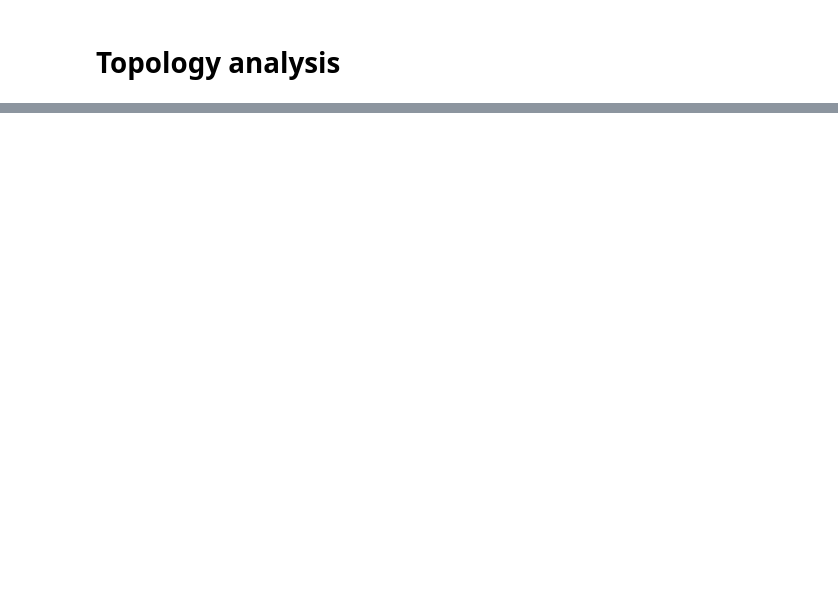
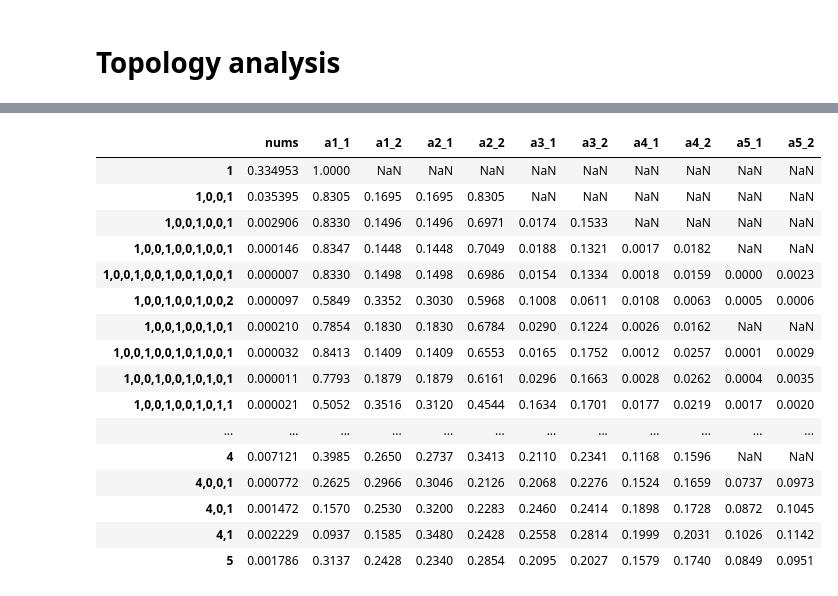
Before and after one commit to vindex10/camels, a Jupyter notebook: camels.ipynb, the cells around one changed output, grey strips where cells are left out. Cells and saved outputs as stored; diff of their text form; code cells hidden in the pictures; blank space fills up the shorter version.

```diff
--- a/camels.ipynb
+++ b/camels.ipynb
@@ -107,0 +163,20 @@ stats(1000, ["a5", "a4", "a3", "a2", "a1"])
+# %%
+res[['nums', 'a1_1', 'a1_2', 'a2_1', 'a2_2', 'a3_1', 'a3_2', 'a4_1', 'a4_2', 'a5_1', 'a5_2']].sort_index()#.to_csv("amplitudes_byname.tsv", sep="\t", index_label="comb")
+# %% [output]
+|  | nums | a1_1 | a1_2 | a2_1 | a2_2 | a3_1 | a3_2 | a4_1 | a4_2 | a5_1 | a5_2 |
+| 1 | 0.334953 | 1.0000 | NaN | NaN | NaN | NaN | NaN | NaN | NaN | NaN | NaN |
+| 1,0,0,1 | 0.035395 | 0.8305 | 0.1695 | 0.1695 | 0.8305 | NaN | NaN | NaN | NaN | NaN | NaN |
+| 1,0,0,1,0,0,1 | 0.002906 | 0.8330 | 0.1496 | 0.1496 | 0.6971 | 0.0174 | 0.1533 | NaN | NaN | NaN | NaN |
+| 1,0,0,1,0,0,1,0,0,1 | 0.000146 | 0.8347 | 0.1448 | 0.1448 | 0.7049 | 0.0188 | 0.1321 | 0.0017 | 0.0182 | NaN | NaN |
+| 1,0,0,1,0,0,1,0,0,1,0,0,1 | 0.000007 | 0.8330 | 0.1498 | 0.1498 | 0.6986 | 0.0154 | 0.1334 | 0.0018 | 0.0159 | 0.0000 | 0.0023 |
+| 1,0,0,1,0,0,1,0,0,2 | 0.000097 | 0.5849 | 0.3352 | 0.3030 | 0.5968 | 0.1008 | 0.0611 | 0.0108 | 0.0063 | 0.0005 | 0.0006 |
+| 1,0,0,1,0,0,1,0,1 | 0.000210 | 0.7854 | 0.1830 | 0.1830 | 0.6784 | 0.0290 | 0.1224 | 0.0026 | 0.0162 | NaN | NaN |
+| 1,0,0,1,0,0,1,0,1,0,0,1 | 0.000032 | 0.8413 | 0.1409 | 0.1409 | 0.6553 | 0.0165 | 0.1752 | 0.0012 | 0.0257 | 0.0001 | 0.0029 |
+| 1,0,0,1,0,0,1,0,1,0,1 | 0.000011 | 0.7793 | 0.1879 | 0.1879 | 0.6161 | 0.0296 | 0.1663 | 0.0028 | 0.0262 | 0.0004 | 0.0035 |
+| 1,0,0,1,0,0,1,0,1,1 | 0.000021 | 0.5052 | 0.3516 | 0.3120 | 0.4544 | 0.1634 | 0.1701 | 0.0177 | 0.0219 | 0.0017 | 0.0020 |
+| ... | ... | ... | ... | ... | ... | ... | ... | ... | ... | ... | ... |
+| 4 | 0.007121 | 0.3985 | 0.2650 | 0.2737 | 0.3413 | 0.2110 | 0.2341 | 0.1168 | 0.1596 | NaN | NaN |
+| 4,0,0,1 | 0.000772 | 0.2625 | 0.2966 | 0.3046 | 0.2126 | 0.2068 | 0.2276 | 0.1524 | 0.1659 | 0.0737 | 0.0973 |
+| 4,0,1 | 0.001472 | 0.1570 | 0.2530 | 0.3200 | 0.2283 | 0.2460 | 0.2414 | 0.1898 | 0.1728 | 0.0872 | 0.1045 |
+| 4,1 | 0.002229 | 0.0937 | 0.1585 | 0.3480 | 0.2428 | 0.2558 | 0.2814 | 0.1999 | 0.2031 | 0.1026 | 0.1142 |
+| 5 | 0.001786 | 0.3137 | 0.2428 | 0.2340 | 0.2854 | 0.2095 | 0.2027 | 0.1579 | 0.1740 | 0.0849 | 0.0951 |
```
Also changed, not shown: parts of 12 cells of this notebook, 1 other file.
